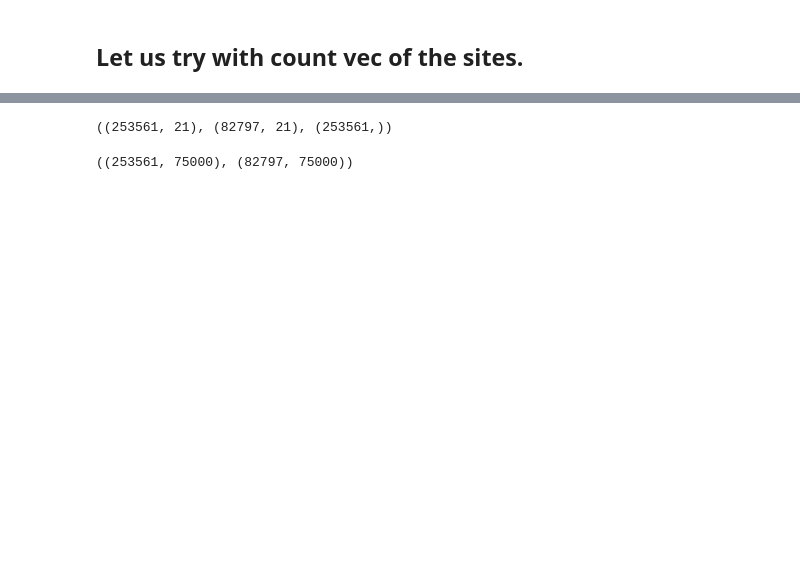
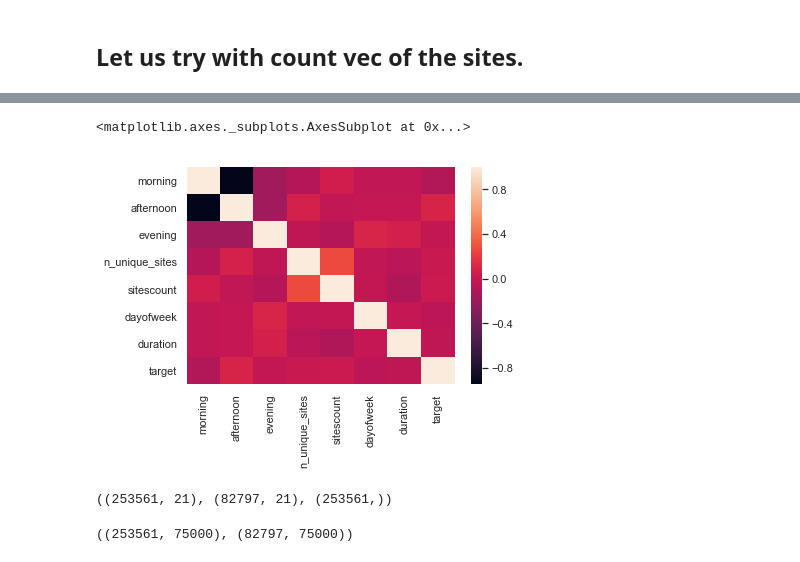
Before and after one commit to sitask/Spring2019_mlcourse.ai, a Jupyter notebook: alice_freeride.ipynb, the cells around one changed output, grey strips where cells are left out. Saved outputs shown, nothing was run; the diff lists cells and outputs as text; code cells hidden in the pictures; blank space fills up the shorter version.

```diff
--- a/alice_freeride.ipynb
+++ b/alice_freeride.ipynb
@@ -336,10 +336,6 @@ full_new_feat['evening'] = ((hour >= 19) & (hour <= 23)).astype('int')
 full_new_feat['night'] = ((hour >= 0) & (hour <= 6)).astype('int')
 full_new_feat['n_unique_sites'] = full_df[sites].nunique(axis=1)
 full_new_feat['sitescount'] = full_df[sites].gt(0).sum(axis=1)
-full_new_feat.drop(columns=['start_hour','night'])
-
-tmp_scaled = StandardScaler().fit_transform(full_new_feat)
-X_train = csr_matrix(hstack([full_sites_sparse[:idx_split,:],
-                             tmp_scaled[:idx_split,:]]))
-X_test = csr_matrix(hstack([full_sites_sparse[idx_split:,:],
-                            tmp_scaled[idx_split:,:]]))
+full_new_feat['dayofweek'] = full_df['time1'].apply(lambda ts: ts.dayofweek)
+full_new_feat['duration'] = full_df['duration']
+full_new_feat = full_new_feat.drop(columns=['start_hour','night'])
@@ -370,3 +387,6 @@ write_to_submission_file(y_test, 'lr_csr.csv') # gave 0.92352
 # %%
 train_df = full_df.iloc[0:idx_split]
 test_df = full_df[idx_split:full_df.shape[0]]
+# %%
+training_full = full_new_feat[0:idx_split]
+training_full['target'] = y_train
@@ -373,3 +408,8 @@ test_df = full_df[idx_split:full_df.shape[0]]
+# %%
+sns.heatmap(training_full.corr())
+# %% [output]
+<matplotlib.axes._subplots.AxesSubplot at 0x...>
+[figure, added]
 # %%
 train_df.shape, test_df.shape, y_train.shape
 # %% [output]
```
Also changed, not shown: parts of 29 cells of this notebook.
